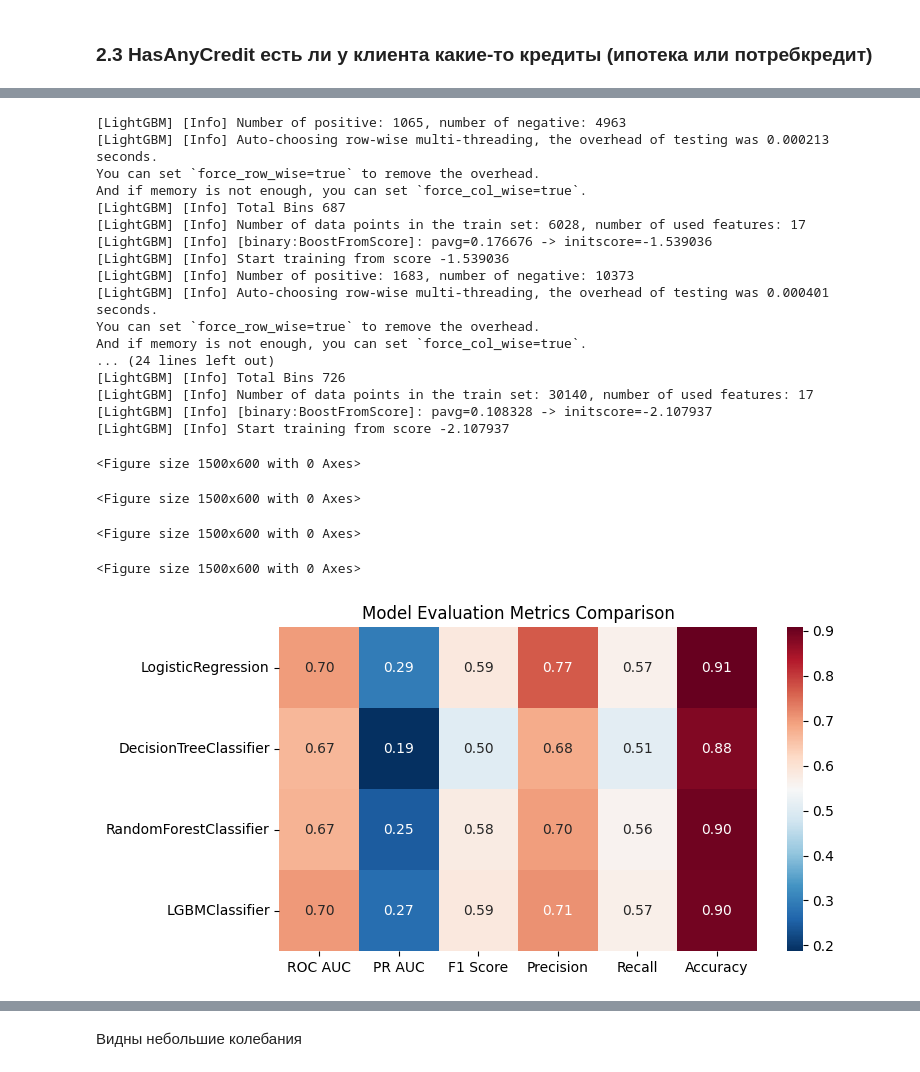
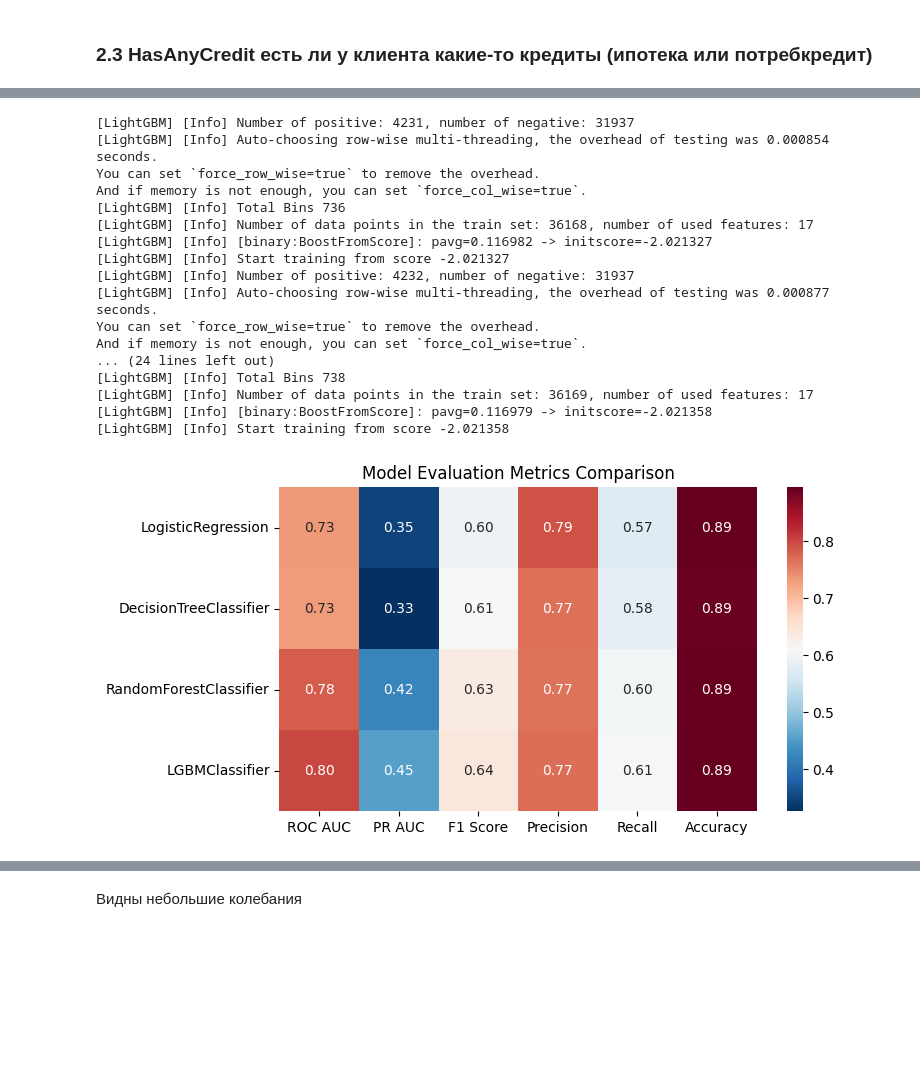
Before and after one commit to nikitosik258/Bank-Marketing, a Jupyter notebook: improvements_cv.ipynb, the cells around one changed output, grey strips where cells are left out. Saved outputs shown, nothing was run; the diff lists cells and outputs as text; code cells hidden in the pictures; blank space fills up the shorter version.

```diff
--- a/improvements_cv.ipynb
+++ b/improvements_cv.ipynb
@@ -168,14 +144,14 @@ models = [
 ]
 # %%
 # используем 5-блочную кросс-валидацию, учитывающую распределение таргета при разбиении
-#cv = StratifiedKFold(n_splits=5, shuffle=True, random_state=SEED)
+cv = StratifiedKFold(n_splits=5, shuffle=True, random_state=SEED)
 # %% [markdown]
 Удаляем duration, тк это утечка, длительность звонка известна только после контакта и фактически отражает интерес клиента; duration почти напрямую коррелирует с y (дольше говорят — чаще оформляют), из-за чего метрики взлетают нечестно.
 # %%
 cols_to_drop = ['duration']
-X_train = X_train.drop(columns=cols_to_drop).copy()
+X = X.drop(columns=cols_to_drop).copy()
 # %%
-cv = TimeSeriesSplit(n_splits=5)  # expanding window, shuffle=False по умолчанию
+#cv = TimeSeriesSplit(n_splits=5)  # expanding window, shuffle=False по умолчанию
 # %%
 initial_metrics = train_evaluate_models_cv(
     models=models,
@@ -419,7 +379,7 @@ compare_metrics_heatmap(initial_metrics, total_income_metrics)
 # %% [markdown]
 ### 2.3 HasAnyCredit есть ли у клиента какие-то кредиты (ипотека или потребкредит)
 # %%
-X_has = X_train.copy()
+X_has = X.copy()
 # %%
 X_has["HasAnyCredit"] = np.where(
     (X_has["housing"].fillna("no") == "yes") | (X_has["loan"].fillna("no") == "yes"),
@@ -435,35 +395,31 @@ preprocessor_lir['nan_remover'].transformers[2][2].append('HasAnyCredit')
 # %%
 lir_metrics = train_evaluate_models_cv(
     models=models,
     X=X_has,
-    y=y_train,
+    y=y,
     preprocessor=preprocessor_lir,
     cv=cv,
     seed=SEED
 )
 # %% [output]
-[LightGBM] [Info] Number of positive: 1065, number of negative: 4963
-[LightGBM] [Info] Auto-choosing row-wise multi-threading, the overhead of testing was 0.000213 seconds.
+[LightGBM] [Info] Number of positive: 4231, number of negative: 31937
+[LightGBM] [Info] Auto-choosing row-wise multi-threading, the overhead of testing was 0.000854 seconds.
 You can set `force_row_wise=true` to remove the overhead.
 And if memory is not enough, you can set `force_col_wise=true`.
-[LightGBM] [Info] Total Bins 687
-[LightGBM] [Info] Number of data points in the train set: 6028, number of used features: 17
-[LightGBM] [Info] [binary:BoostFromScore]: pavg=0.176676 -> initscore=-1.539036
-[LightGBM] [Info] Start training from score -1.539036
-[LightGBM] [Info] Number of positive: 1683, number of negative: 10373
-[LightGBM] [Info] Auto-choosing row-wise multi-threading, the overhead of testing was 0.000401 seconds.
+[LightGBM] [Info] Total Bins 736
+[LightGBM] [Info] Number of data points in the train set: 36168, number of used features: 17
+[LightGBM] [Info] [binary:BoostFromScore]: pavg=0.116982 -> initscore=-2.021327
+[LightGBM] [Info] Start training from score -2.021327
+[LightGBM] [Info] Number of positive: 4232, number of negative: 31937
+[LightGBM] [Info] Auto-choosing row-wise multi-threading, the overhead of testing was 0.000877 seconds.
 You can set `force_row_wise=true` to remove the overhead.
 And if memory is not enough, you can set `force_col_wise=true`.
 ... (24 lines left out)
-[LightGBM] [Info] Total Bins 726
-[LightGBM] [Info] Number of data points in the train set: 30140, number of used features: 17
-[LightGBM] [Info] [binary:BoostFromScore]: pavg=0.108328 -> initscore=-2.107937
-[LightGBM] [Info] Start training from score -2.107937
+[LightGBM] [Info] Total Bins 738
+[LightGBM] [Info] Number of data points in the train set: 36169, number of used features: 17
+[LightGBM] [Info] [binary:BoostFromScore]: pavg=0.116979 -> initscore=-2.021358
+[LightGBM] [Info] Start training from score -2.021358
-<Figure size 1500x600 with 0 Axes>
-<Figure size 1500x600 with 0 Axes>
-<Figure size 1500x600 with 0 Axes>
-<Figure size 1500x600 with 0 Axes>
-[figure, old version]
+[figure, new version]
 # %%
 compare_metrics_heatmap(initial_metrics, lir_metrics)
 # %% [output]
```
Also changed, not shown: parts of 105 cells of this notebook, 3 other files.
